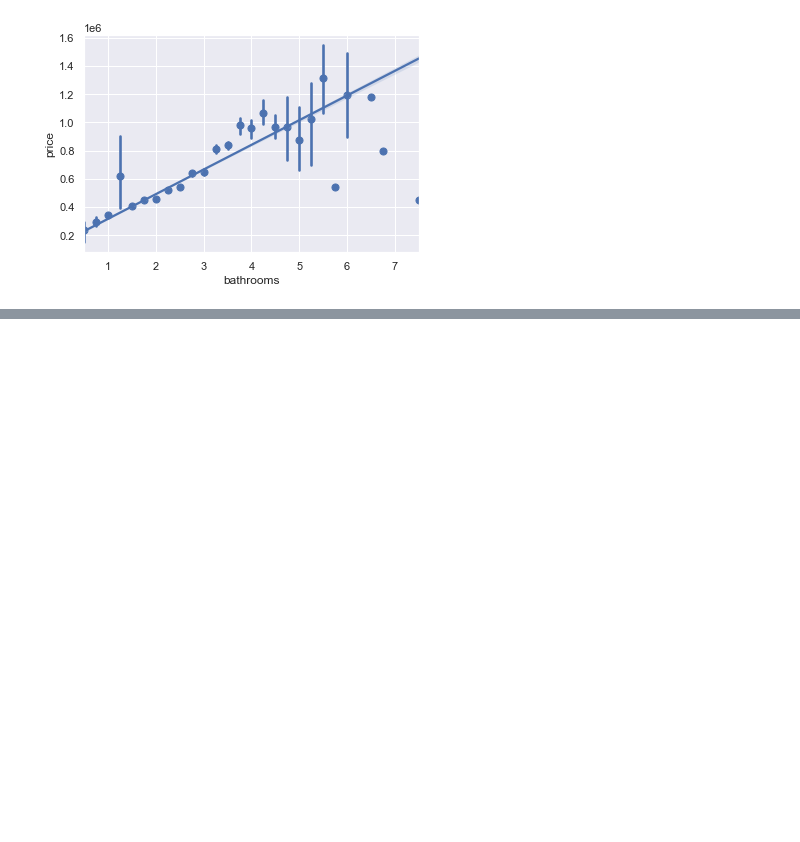
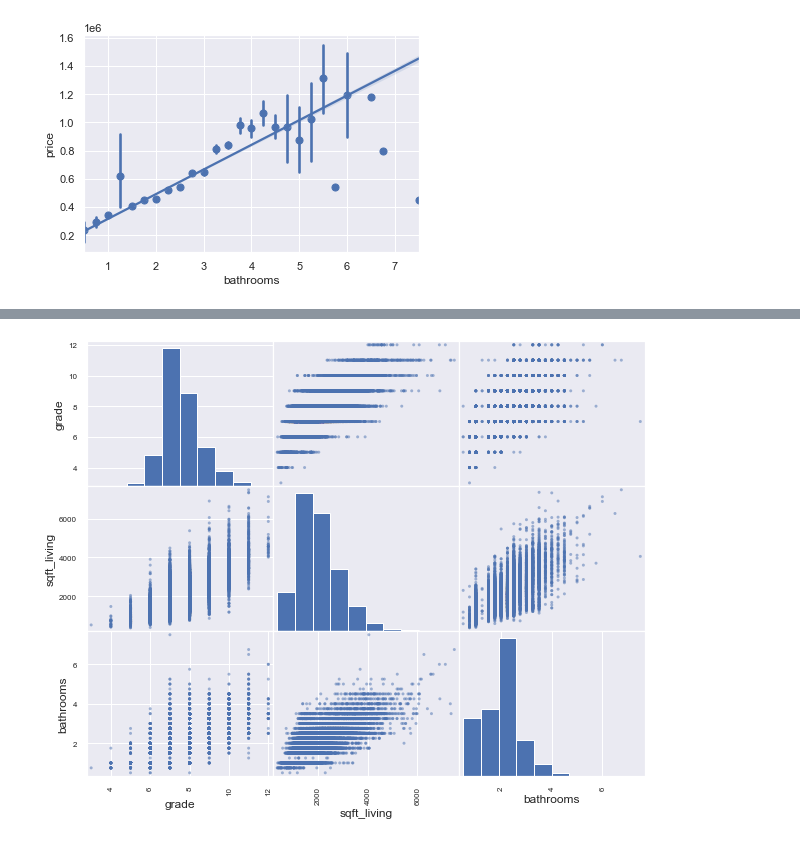
Before and after one commit to MossyJossy/Phase-2-Project, a Jupyter notebook: cleaning/Data Cleaning.ipynb, the cells around one changed output, grey strips where cells are left out. Drawn from its saved outputs; the diff is of its cells as text; code cells hidden in the pictures; blank space fills up the shorter version.

```diff
--- a/cleaning/Data Cleaning.ipynb
+++ b/cleaning/Data Cleaning.ipynb
@@ -164,0 +167,7 @@ sns.regplot(x='bathrooms', y='price', data=df, x_estimator=np.mean);
+# %%
+outcome = 'price'
+x_cols = ['grade', 'sqft_living', 'bathrooms']
+predictors = '+'.join(x_cols)
+formula = outcome + '~' + predictors
+model = ols(formula=formula, data=df).fit()
+model.summary()
@@ -164,0 +198,4 @@ sns.regplot(x='bathrooms', y='price', data=df, x_estimator=np.mean);
+# %%
+pd.plotting.scatter_matrix(df[x_cols], figsize=(10,8));
+# %% [output]
+[figure, added]
```
Also changed, not shown: parts of 2 cells of this notebook.
